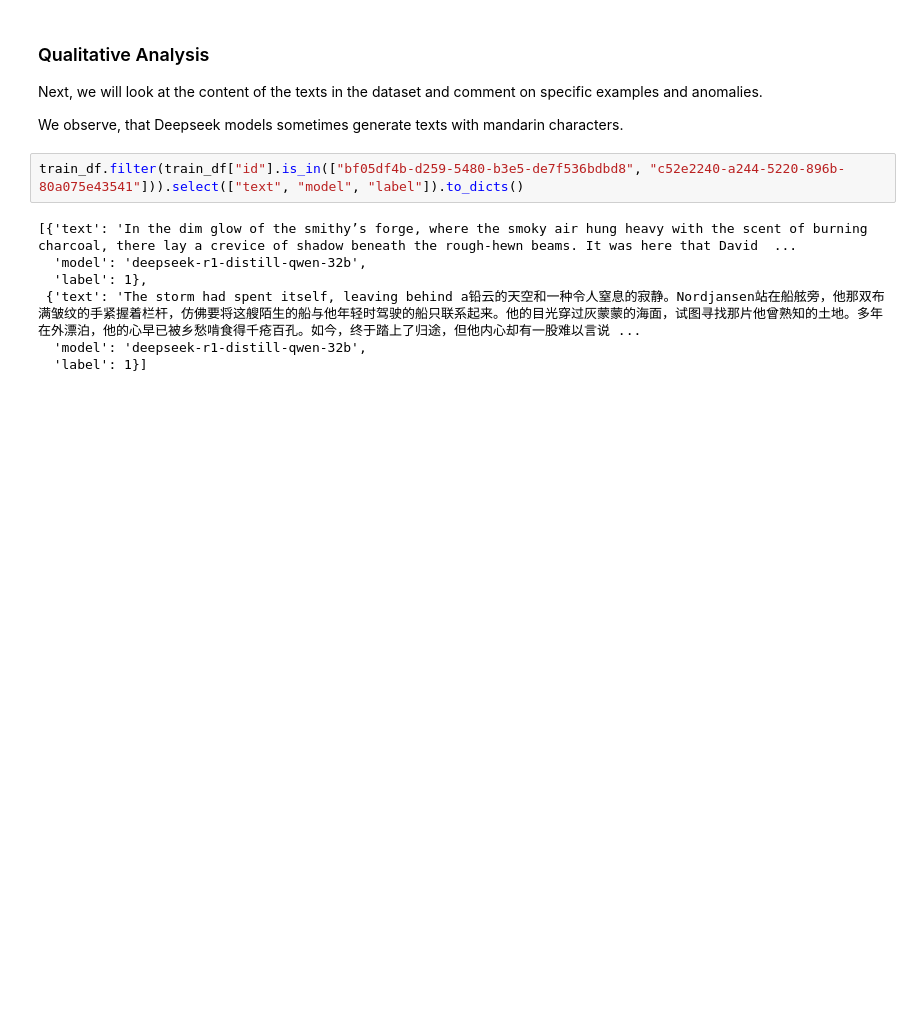
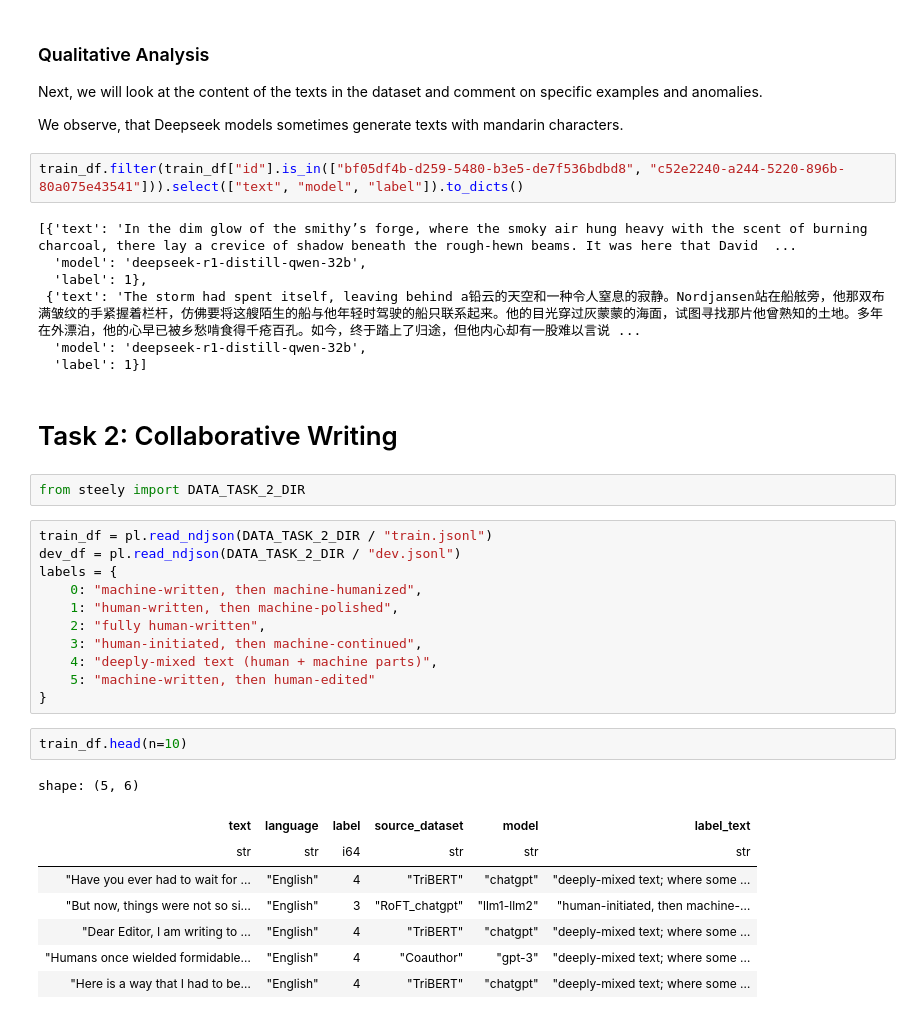
Before and after one commit to max-seeli/steely, a Jupyter notebook: src/steely/eda.ipynb, the cells around one changed output. Drawn from its saved outputs; the diff is of its cells as text; blank space fills up the shorter version.

Commit message:
add EDA for task 2: collaborative filtering

```diff
--- a/src/steely/eda.ipynb
+++ b/src/steely/eda.ipynb
@@ -161,3 +161,29 @@ train_df.filter(train_df["id"].is_in(["bf05df4b-d259-5480-b3e5-de7f536bdbd8", "c
  {'text': 'The storm had spent itself, leaving behind a铅云的天空和一种令人窒息的寂静。Nordjansen站在船舷旁，他那双布满皱纹的手紧握着栏杆，仿佛要将这艘陌生的船与他年轻时驾驶的船只联系起来。他的目光穿过灰蒙蒙的海面，试图寻找那片他曾熟知的土地。多年在外漂泊，他的心早已被乡愁啃食得千疮百孔。如今，终于踏上了归途，但他内心却有一股难以言说 ...
   'model': 'deepseek-r1-distill-qwen-32b',
   'label': 1}]
+# %% [markdown]
+# Task 2: Collaborative Writing
+# %%
+from steely import DATA_TASK_2_DIR
+# %%
+train_df = pl.read_ndjson(DATA_TASK_2_DIR / "train.jsonl")
+dev_df = pl.read_ndjson(DATA_TASK_2_DIR / "dev.jsonl")
+labels = {
+    0: "machine-written, then machine-humanized",
+    1: "human-written, then machine-polished",
+    2: "fully human-written",
+    3: "human-initiated, then machine-continued",
+    4: "deeply-mixed text (human + machine parts)",
+    5: "machine-written, then human-edited"
+}
+# %%
+train_df.head(n=10)
+# %% [output]
+shape: (5, 6)
+| text | language | label | source_dataset | model | label_text |
+| str | str | i64 | str | str | str |
+| "Have you ever had to wait for … | "English" | 4 | "TriBERT" | "chatgpt" | "deeply-mixed text; where some … |
+| "But now, things were not so si… | "English" | 3 | "RoFT_chatgpt" | "llm1-llm2" | "human-initiated, then machine-… |
+| "Dear Editor, I am writing to … | "English" | 4 | "TriBERT" | "chatgpt" | "deeply-mixed text; where some … |
+| "Humans once wielded formidable… | "English" | 4 | "Coauthor" | "gpt-3" | "deeply-mixed text; where some … |
+| "Here is a way that I had to be… | "English" | 4 | "TriBERT" | "chatgpt" | "deeply-mixed text; where some … |
```
Also changed, not shown: 1 other file.
